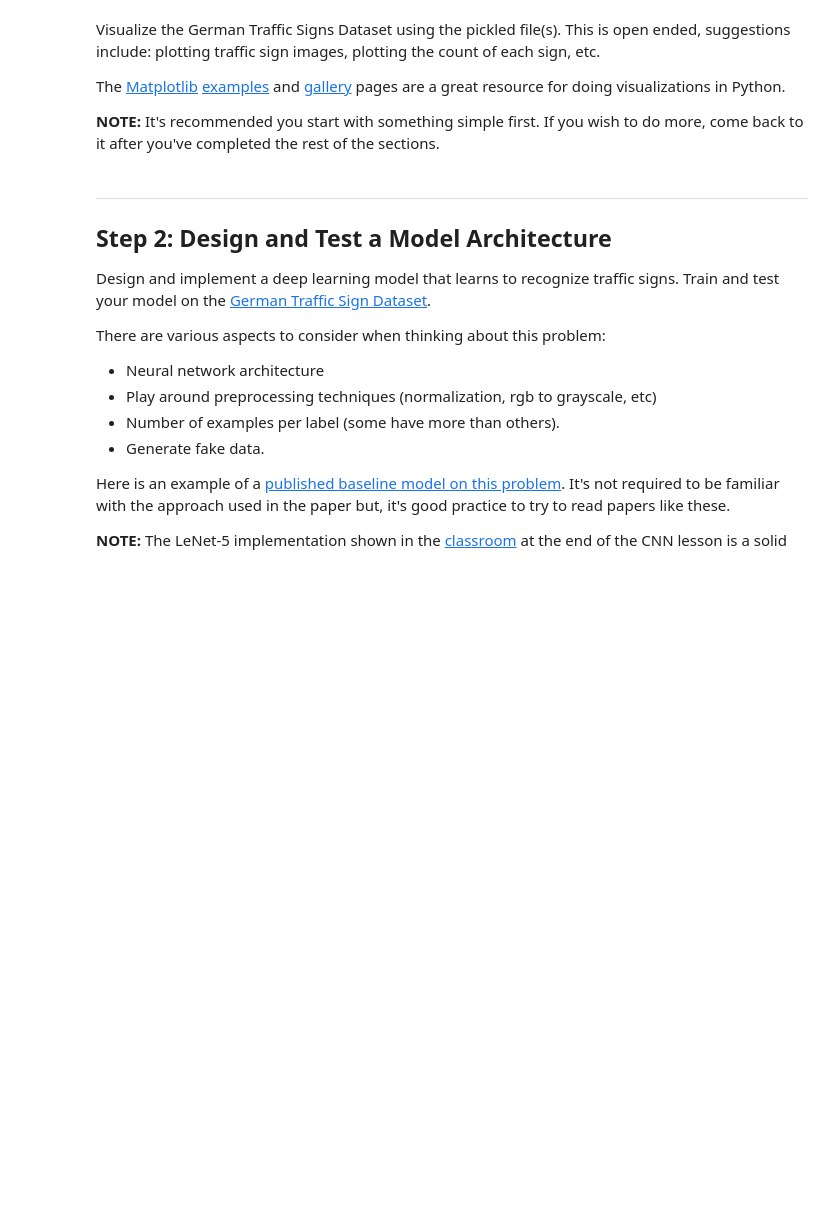
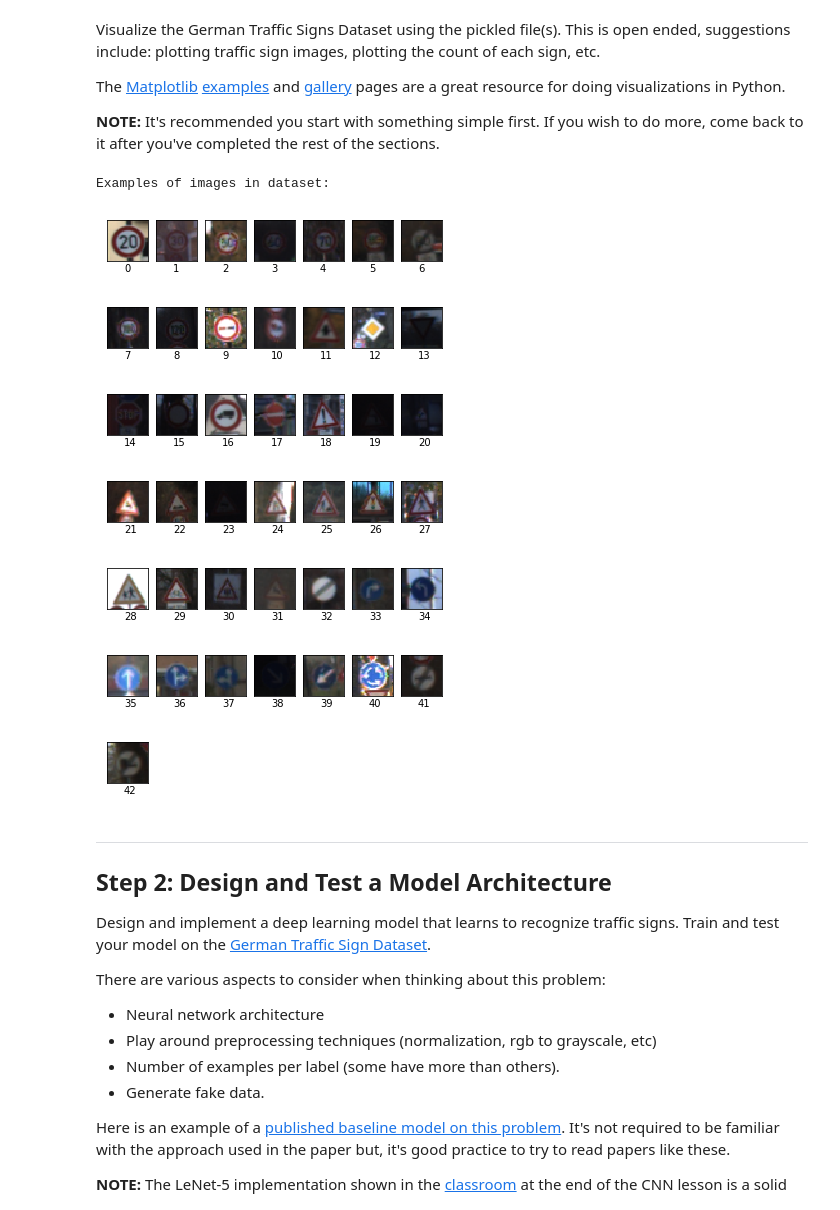
Before and after one commit to davinderc/CarND-Traffic-Sign-Classifier-Project, a Jupyter notebook: Traffic_Sign_ClassifierGPUTrained.ipynb, the cells around one changed output. Drawn from its saved outputs; the diff is of its cells as text; code cells hidden in the pictures; blank space fills up the shorter version.

```diff
--- a/Traffic_Sign_ClassifierGPUTrained.ipynb
+++ b/Traffic_Sign_ClassifierGPUTrained.ipynb
@@ -120,35 +138,43 @@ The [Matplotlib](http://matplotlib.org/) [examples](http://matplotlib.org/exampl
 # %%
 ### Data exploration visualization code goes here.
 ### Feel free to use as many code cells as needed.
 import matplotlib.pyplot as plt
 import matplotlib.gridspec as gridspec
 import random
 # Visualizations will be shown in the notebook.
 %matplotlib inline
 
 # Show random image from dataset, with proper classification. These can be checked against the signnames.csv file
-#rint = random.randint(0,len(X_train))
+rint = random.randint(0,len(X_train))
 #plt.figure(1)
 #plt.imshow(X_train[rint])
 #print("Image class: {}".format(y_train[rint]))
 
 print("Examples of images in dataset:")
 
 k = 0
 for i in range(43):
     if (i % 7) == 0:
         fig = plt.figure(i/7)
     ax1 = fig.add_subplot(1,7,(i%7)+1)
     for j in range(len(X_train)):
         if y_train[j] == i:
             plt.imshow(X_train[j])
             plt.text(13,40,i)
             ax1.axes.get_yaxis().set_visible(False)
             ax1.axes.get_xaxis().set_visible(False)
             break
         if y_train[j] > 42:
             break
-fig = plt.figure(8)
+# %% [output]
+Examples of images in dataset:
+[figure, added]
+[figure, added]
+[figure, added]
+[figure, added]
+[figure, added]
+[figure, added]
+[figure, added]
 # %% [markdown]
 ----
 
```
Also changed, not shown: parts of 12 cells of this notebook.
